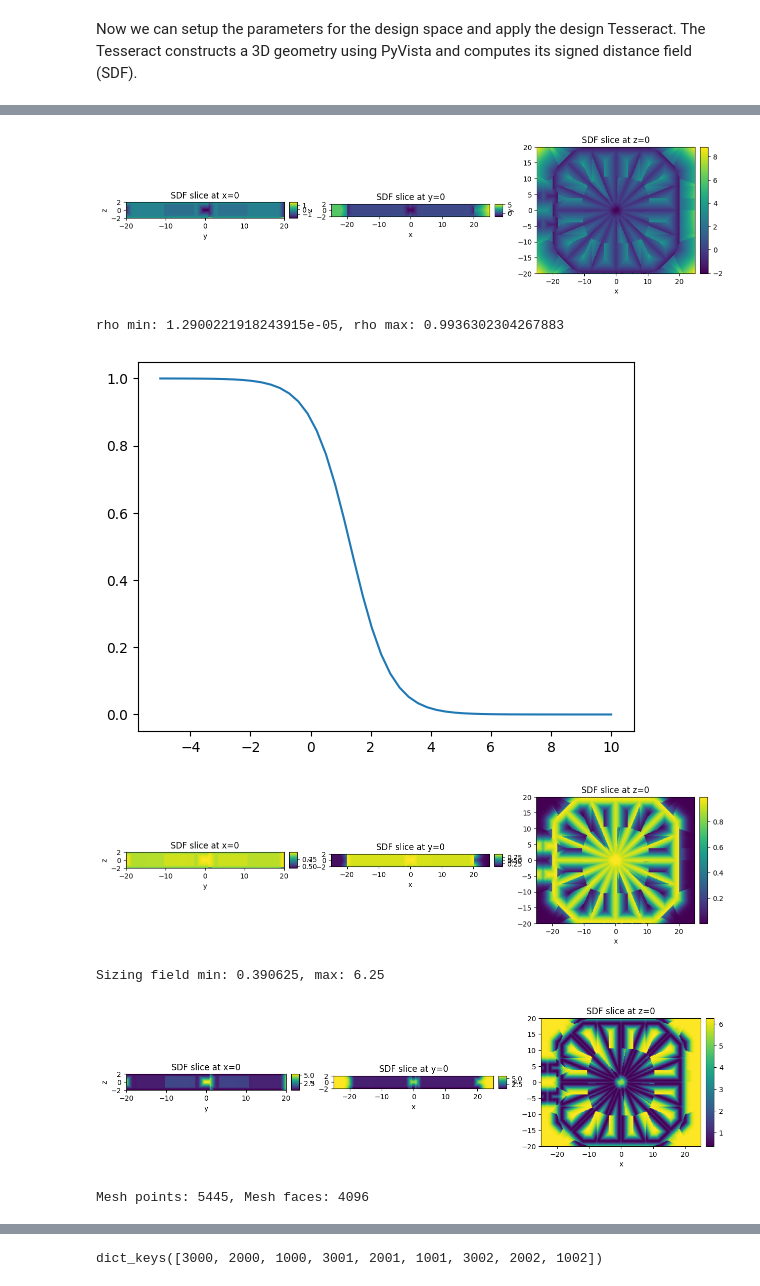
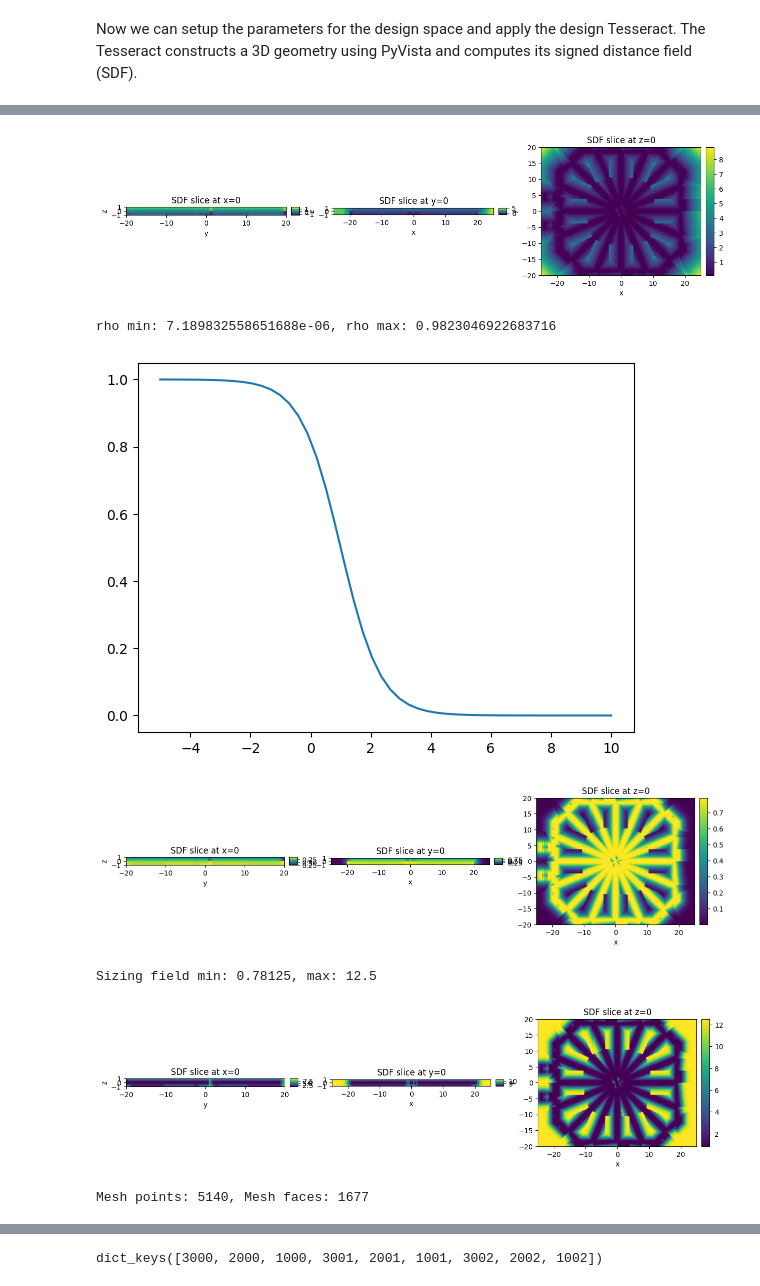
Before and after one commit to pasteurlabs/tesseract-jax, a Jupyter notebook: examples/ansys/optim_grid.ipynb, the cells around one changed output, grey strips where cells are left out. Saved outputs shown, nothing was run; the diff lists cells and outputs as text; code cells hidden in the pictures.

```diff
--- a/examples/ansys/optim_grid.ipynb
+++ b/examples/ansys/optim_grid.ipynb
@@ -52,8 +52,8 @@ stl_tess = Tesseract.from_url(url)
 # %% [markdown]
 Now we can setup the parameters for the design space and apply the design Tesseract. The Tesseract constructs a 3D geometry using PyVista and computes its signed distance field (SDF).
 # %%
-Nx, Ny, Nz = 250, 200, 20
-Lx, Ly, Lz = 50, 40, 4
+Nx, Ny, Nz = 250, 200, 10
+Lx, Ly, Lz = 50, 40, 2
 
 grid_fin_params = {
     "angular_positions": jnp.array(
@@ -68,10 +68,10 @@ grid_fin_params = {
             [2.75, 5.89],
         ]
     ),
-    "plane_height": 800,
+    "plane_height": 400,
     "plane_thickness": 100,
-    "cuttin_plane_1": 400,
-    "cuttin_plane_2": 400,
+    "cuttin_plane_1": 200,
+    "cuttin_plane_2": 200,
 }
 
 # lets create a flat parameter array from the grid fin params
@@ -311,7 +311,7 @@ def plot_grid(field, Lx, Ly, Lz, Nx, Ny, Nz):
 
 plot_grid(sdf, Lx, Ly, Lz, Nx, Ny, Nz)
 # %% [output]
-[figure, old version]
+[figure, new version]
 # %%
 def sdf_to_rho(
     sdf: jnp.ndarray, scale: float = 2.0, offset: float = 0.1
@@ -330,7 +330,7 @@ def sdf_to_rho(
 
 
 rho_scale = 1.5
-rho_offset = 2
+rho_offset = 1.5
 
 # plot the functions
 sdfs = jnp.linspace(-5, 10)
@@ -344,44 +344,44 @@ rho = sdf_to_rho(sdf, scale=rho_scale, offset=rho_offset)
 plot_grid(rho, Lx, Ly, Lz, Nx, Ny, Nz)
 print(f"rho min: {jnp.min(rho)}, rho max: {jnp.max(rho)}")
 # %% [output]
-rho min: 1.2900221918243915e-05, rho max: 0.9936302304267883
+rho min: 7.189832558651688e-06, rho max: 0.9823046922683716
-[figure, old version]
+[figure, new version]
-[figure, old version]
+[figure, new version]
 # %%
 def sizing_field(
     sdf: jnp.ndarray, min_size: float = 0.1, max_size: float = 1.0, scale: float = 2.0
 ) -> jnp.ndarray:
     """Generate a sizing field from the signed distance function.
 
     The field is low (size = min_size) near the structure (sdf=0) and high (size = max_size) far from it.
 
     Args:
         sdf: Signed distance function values.
         min_size: Minimum element size near the structure.
         max_size: Maximum element size far from the structure.
         scale: Controls the transition steepness.
 
     Returns:
         Sizing field values.
     """
 
     def gauss(x: jnp.ndarray, mu: float, sigma: float) -> jnp.ndarray:
         return jnp.exp(-0.5 * ((x - mu) / sigma) ** 2)
 
     normalized_sdf = 1 - gauss(sdf, 0.0, 1.0 / scale)
     return min_size + (max_size - min_size) * normalized_sdf
 
 
-sizing_min = Lx / 128
-sizing_max = Lx / 8
+sizing_min = Lx / 64
+sizing_max = Lx / 4
 sizing_scale = 1
 
 sizing = sizing_field(sdf, min_size=sizing_min, max_size=sizing_max, scale=sizing_scale)
 plot_grid(sizing, Lx, Ly, Lz, Nx, Ny, Nz)
 print(f"Sizing field min: {sizing.min()}, max: {sizing.max()}")
 # %% [output]
-Sizing field min: 0.390625, max: 6.25
+Sizing field min: 0.78125, max: 12.5
-[figure, old version]
+[figure, new version]
 # %%
 mesher = Tesseract.from_tesseract_api("meshing_tess/tesseract_api.py")
 
@@ -389,10 +389,10 @@ mesher_out = apply_tesseract(
     mesher,
     {
         "domain_size": [Lx, Ly, Lz],
-        # "sizing_field": sizing,  # jnp.ones_like(sdf) * (Lx / 10),
-        "sizing_field": jnp.ones_like(sdf) * sizing_min,
+        "sizing_field": sizing,  # jnp.ones_like(sdf) * (Lx / 10),
+        # "sizing_field": jnp.ones_like(sdf) * sizing_min,
         "field_values": rho,
-        "max_subdivision_levels": 5,
+        "max_subdivision_levels": 6,
         "max_points": 40000,
         "max_cells": 40000,
     },
@@ -405,5 +405,5 @@ hex_cells = mesher_out["mesh"]["faces"][: mesher_out["mesh"]["n_faces"]]
 
 adaptive_mesh = mesher_out["mesh"]
 # %% [output]
-Mesh points: 5445, Mesh faces: 4096
+Mesh points: 5140, Mesh faces: 1677
 # %%
```
Also changed, not shown: parts of 8 cells of this notebook, 2 other files.
